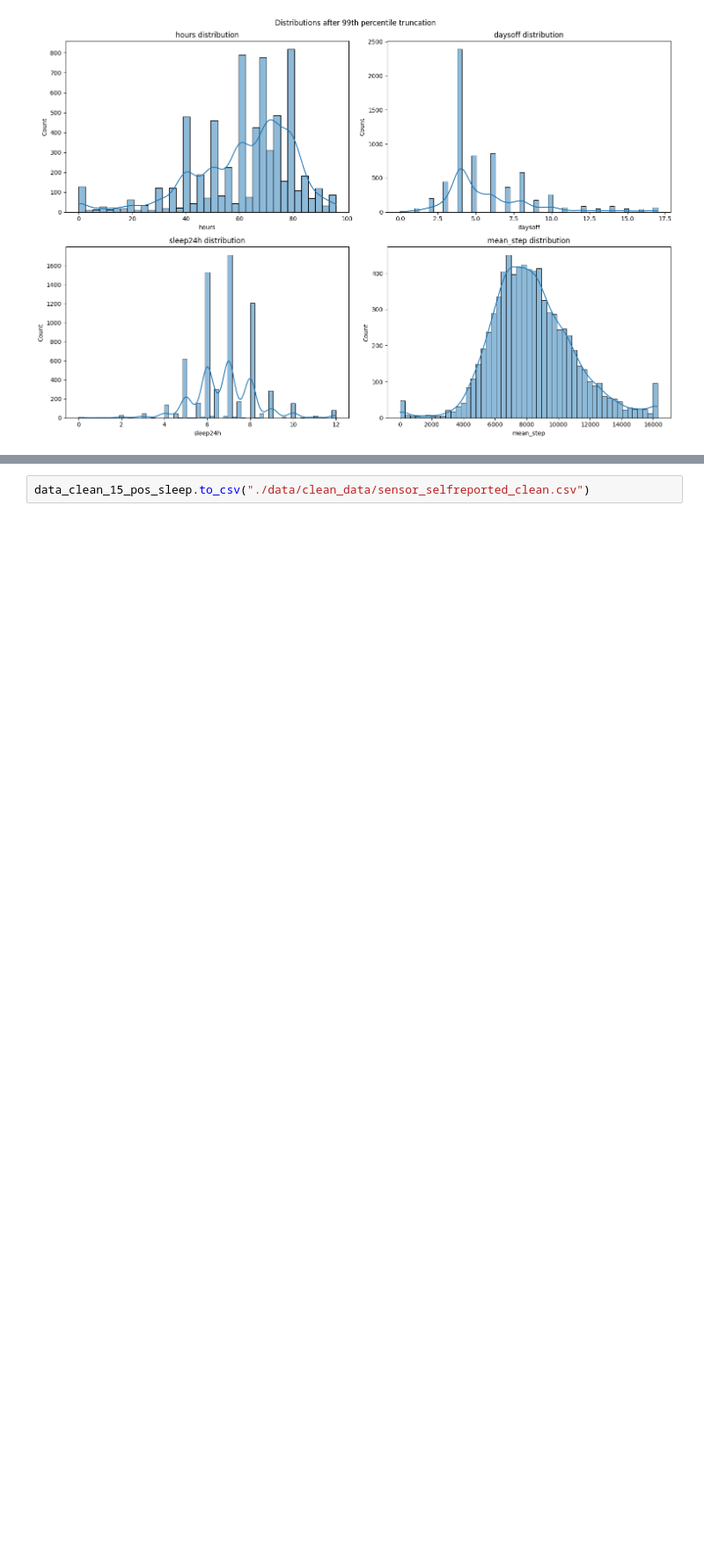
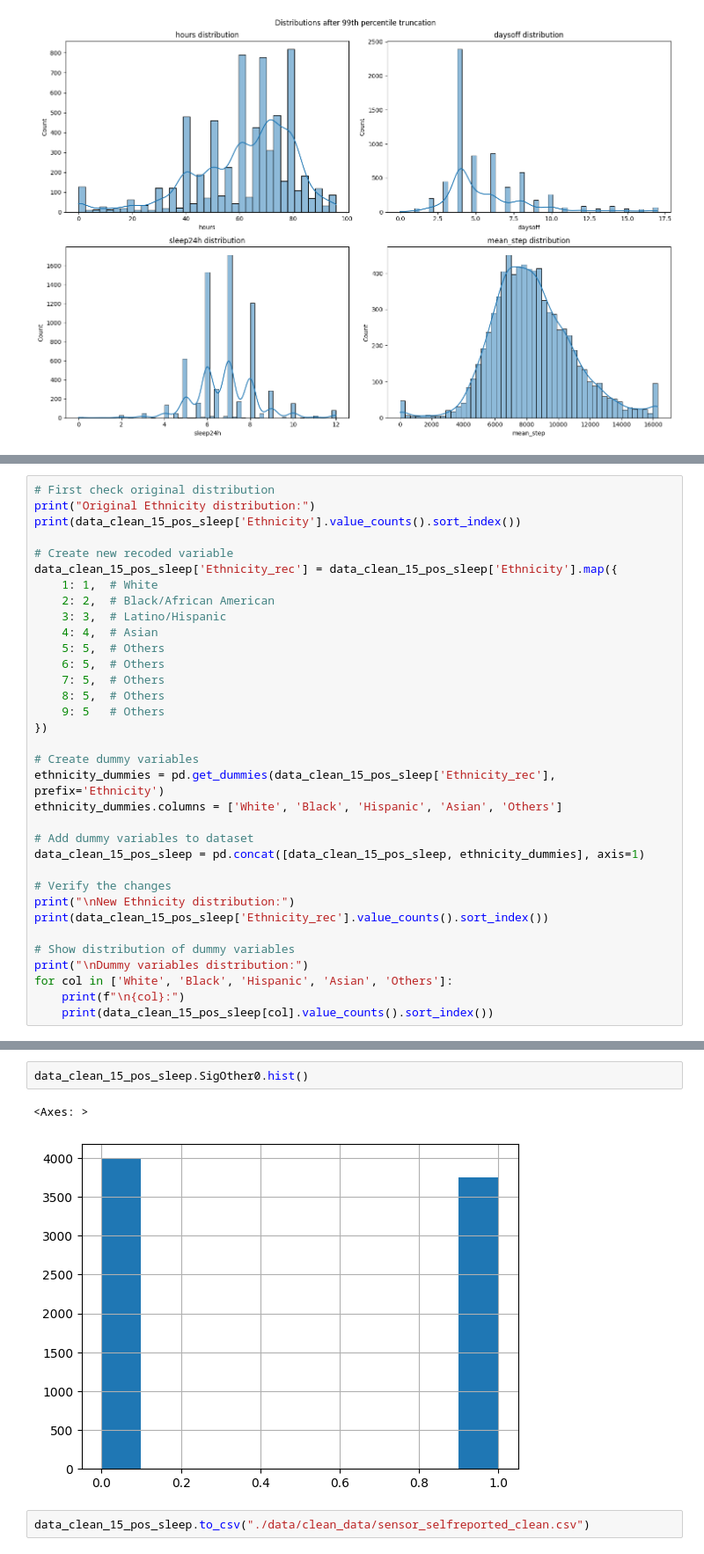
Before and after one commit to alexanderquispe/PassiveSensing-Symptoms-NetworkAnalysis, a Jupyter notebook: dslc_documentation/2_analysis_2.ipynb, the cells around one changed output, grey strips where cells are left out. Shown at 88% size. Drawn from its saved outputs; the diff is of its cells as text; blank space fills up the shorter version.

```diff
--- a/dslc_documentation/2_analysis_2.ipynb
+++ b/dslc_documentation/2_analysis_2.ipynb
@@ -894,0 +903,34 @@ data_clean_15_pos_sleep.depr0.hist()
+# %%
+# First check original distribution
+print("Original Ethnicity distribution:")
+print(data_clean_15_pos_sleep['Ethnicity'].value_counts().sort_index())
+
+# Create new recoded variable
+data_clean_15_pos_sleep['Ethnicity_rec'] = data_clean_15_pos_sleep['Ethnicity'].map({
+    1: 1,  # White
+    2: 2,  # Black/African American
+    3: 3,  # Latino/Hispanic
+    4: 4,  # Asian
+    5: 5,  # Others
+    6: 5,  # Others
+    7: 5,  # Others
+    8: 5,  # Others
+    9: 5   # Others
+})
+
+# Create dummy variables
+ethnicity_dummies = pd.get_dummies(data_clean_15_pos_sleep['Ethnicity_rec'], prefix='Ethnicity')
+ethnicity_dummies.columns = ['White', 'Black', 'Hispanic', 'Asian', 'Others']
+
+# Add dummy variables to dataset
+data_clean_15_pos_sleep = pd.concat([data_clean_15_pos_sleep, ethnicity_dummies], axis=1)
+
+# Verify the changes
+print("\nNew Ethnicity distribution:")
+print(data_clean_15_pos_sleep['Ethnicity_rec'].value_counts().sort_index())
+
+# Show distribution of dummy variables
+print("\nDummy variables distribution:")
+for col in ['White', 'Black', 'Hispanic', 'Asian', 'Others']:
+    print(f"\n{col}:")
+    print(data_clean_15_pos_sleep[col].value_counts().sort_index())
@@ -895,2 +958,7 @@ data_clean_15_pos_sleep.depr0.hist()
+# %%
+data_clean_15_pos_sleep.SigOther0.hist()
+# %% [output]
+<Axes: >
+[figure, added]
 # %%
 data_clean_15_pos_sleep.to_csv("./data/clean_data/sensor_selfreported_clean.csv")
```
Also changed, not shown: parts of 10 cells of this notebook, 11 other files.
